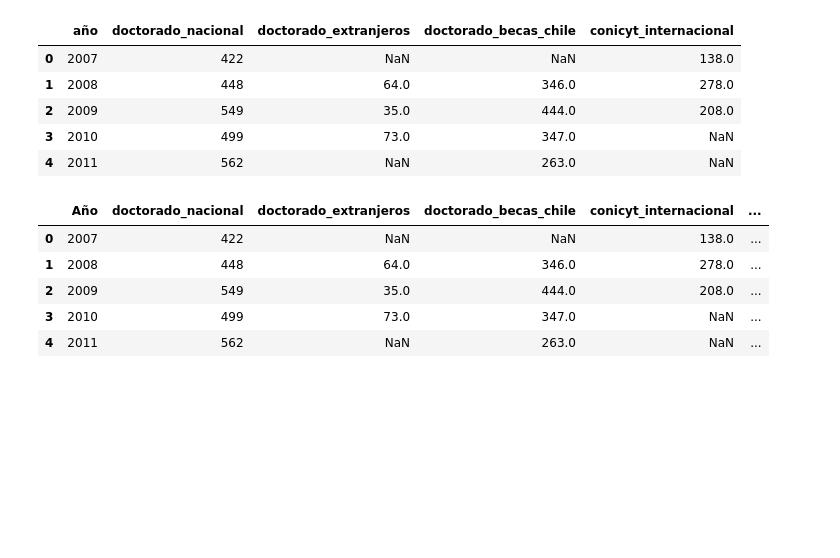
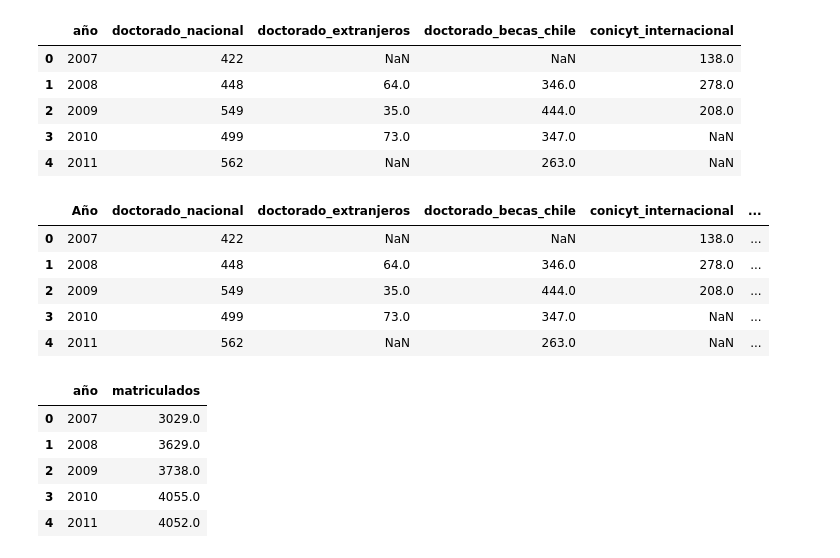
Before and after one commit to anipchile/conicyt, a Jupyter notebook: fondecyt/Analisis Fondecyt.ipynb, the cells around one changed output. Cells and saved outputs as stored; diff of their text form; code cells hidden in the pictures; blank space fills up the shorter version.

```diff
--- a/fondecyt/Analisis Fondecyt.ipynb
+++ b/fondecyt/Analisis Fondecyt.ipynb
@@ -137,3 +148,13 @@ conicyt_doctorado.head()
 | 2 | 2009 | 549 | 35.0 | 444.0 | 208.0 | ... |
 | 3 | 2010 | 499 | 73.0 | 347.0 | NaN | ... |
 | 4 | 2011 | 562 | NaN | 263.0 | NaN | ... |
+# %%
+mineduc_doctorado=pd.read_csv("data/tabular/mineduc doctorado 2007-2017.csv")
+mineduc_doctorado.head()
+# %% [output]
+|  | año | matriculados |
+| 0 | 2007 | 3029.0 |
+| 1 | 2008 | 3629.0 |
+| 2 | 2009 | 3738.0 |
+| 3 | 2010 | 4055.0 |
+| 4 | 2011 | 4052.0 |
```
Also changed, not shown: parts of 11 cells of this notebook, 12 other files.
